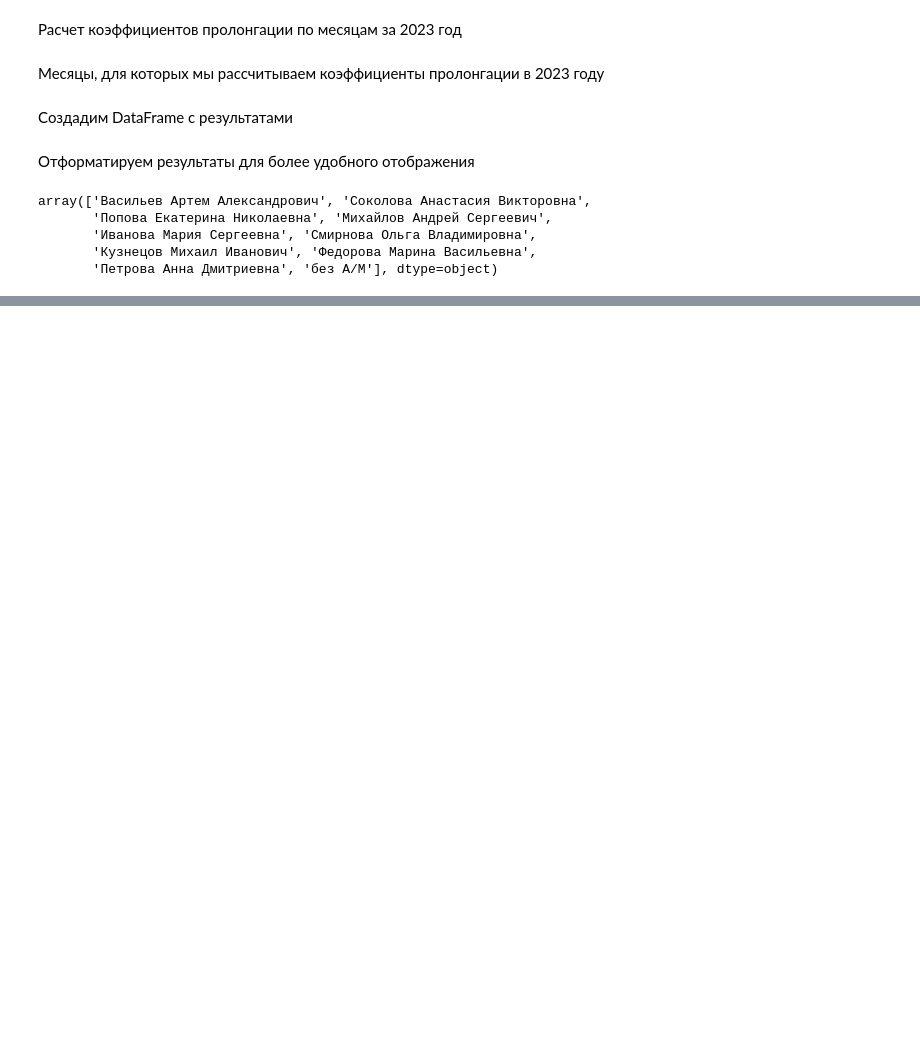
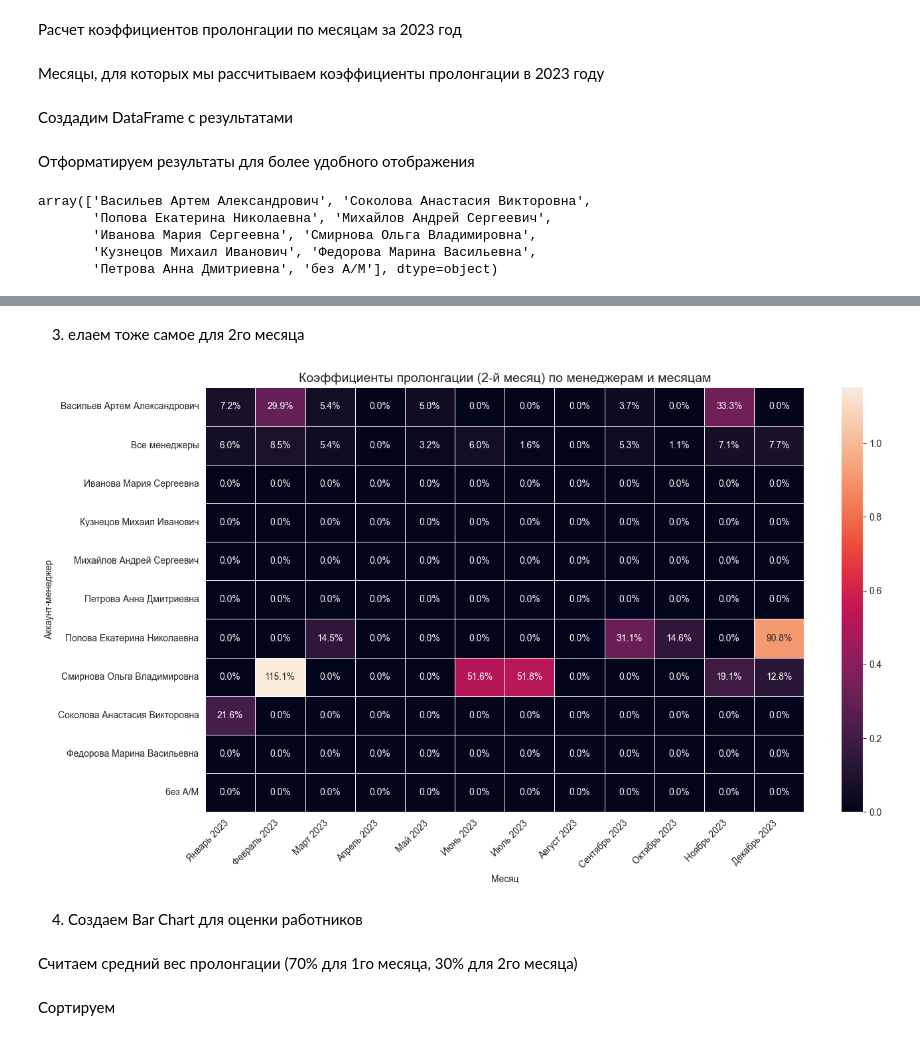
Before and after one commit to datpetr/prolongantion, a Jupyter notebook: prolognation.ipynb, the cells around one changed output, grey strips where cells are left out. Cells and saved outputs as stored; diff of their text form; code cells hidden in the pictures; blank space fills up the shorter version.

```diff
--- a/prolognation.ipynb
+++ b/prolognation.ipynb
@@ -500,0 +560,20 @@ _IncompleteInputError: incomplete input (1831717265.py, line 12)
+# %% [markdown]
+3. елаем тоже самое для 2го месяца
+# %%
+pivot_df_2 = plot_df.pivot(index="Аккаунт-менеджер", columns="Месяц",
+                           values="Коэф. пролонгации (2-й месяц)")
+pivot_df_2 = pivot_df_2.reindex(columns=month_order)
+
+plt.figure(figsize=(14, 8))
+sns.heatmap(pivot_df_2, annot=True, fmt=".1%", linewidths=.5,
+            vmin=0, vmax=max(0.5, pivot_df_2.max().max()))
+plt.title('Коэффициенты пролонгации (2-й месяц) по менеджерам и месяцам', fontsize=14)
+plt.xticks(rotation=45, ha="right")
+plt.tight_layout()
+plt.show()
+# %% [output]
+[figure, added]
+# %% [markdown]
+4. Создаем Bar Chart для оценки работников
+# %% [markdown]
+Считаем средний вес пролонгации (70% для 1го месяца, 30% для 2го месяца)
@@ -500,0 +583,2 @@ _IncompleteInputError: incomplete input (1831717265.py, line 12)
+# %% [markdown]
+Сортируем
```
Also changed, not shown: parts of 24 cells of this notebook.
